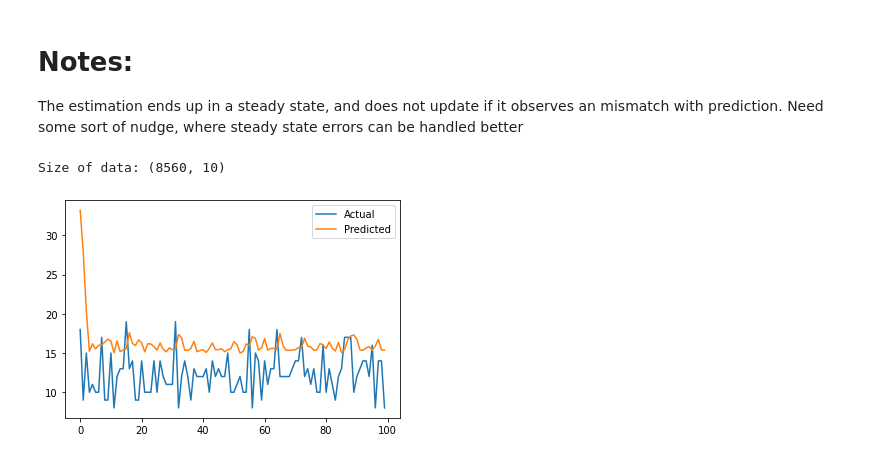
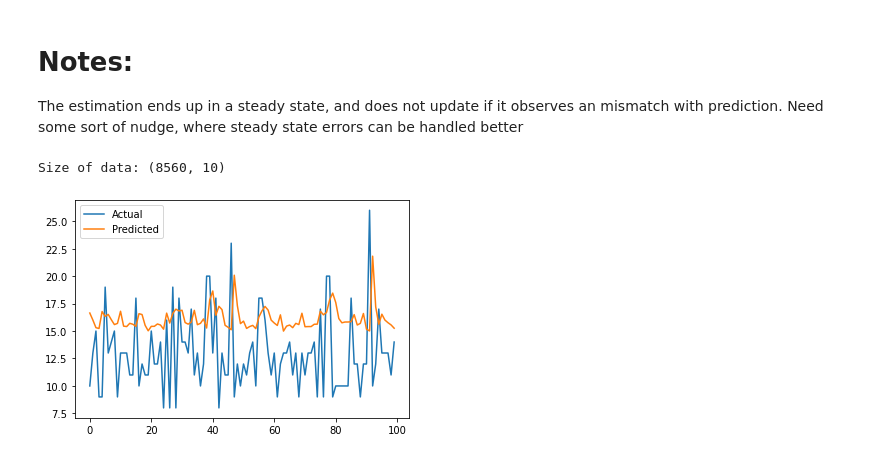
Before and after one commit to dipayan2/ARMAModel, a Jupyter notebook: ModularCode.ipynb, the cells around one changed output. Saved outputs shown, nothing was run; the diff lists cells and outputs as text; code cells hidden in the pictures.

```diff
--- a/ModularCode.ipynb
+++ b/ModularCode.ipynb
@@ -229,17 +229,17 @@ def getDataMatrix(dx,dy=None):
     return data_matrix
 # %%
 # Latest Code
-def main():
+def main(TEST_START=7500,STEP=50):
     utilData = getNewDataFrame('./UtilTestFinal')
     print("Size of data:",utilData.shape)
     dy = utilData.bUtil.dropna().to_numpy()
     dz = utilData.mUtil.diff().dropna().to_numpy()
 #     dy = utilData.cpuload.dropna().to_numpy()
     nCluster = 15
-    y_train = dy[2:7001]
-    x_train = dz[:6999]
+    y_train = dy[2:6001]
+    x_train = dz[:5999]
     # Predicting in a different range
-    TEST_START = 8301
+#     TEST_START = 7500
     y_test = dy[TEST_START:]
     x_test = dz[TEST_START-2:]
 
@@ -304,10 +304,10 @@ def main():
 # Notes:
 The estimation ends up in a steady state, and does not update if it observes an mismatch with prediction. Need some sort of nudge, where steady state errors can be handled better
 # %%
-main()
+main(8000)
 # %% [output]
 Size of data: (8560, 10)
-[figure, old version]
+[figure, new version]
 # %%
 # Old Code
 # Testing
```
